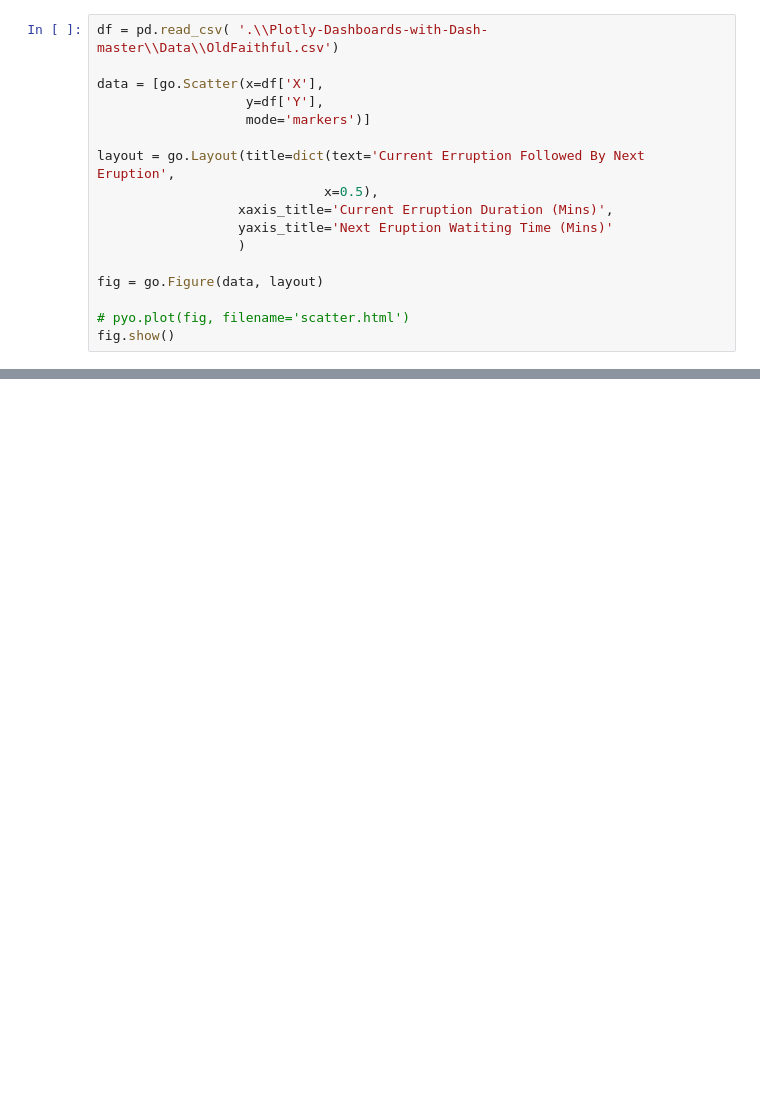
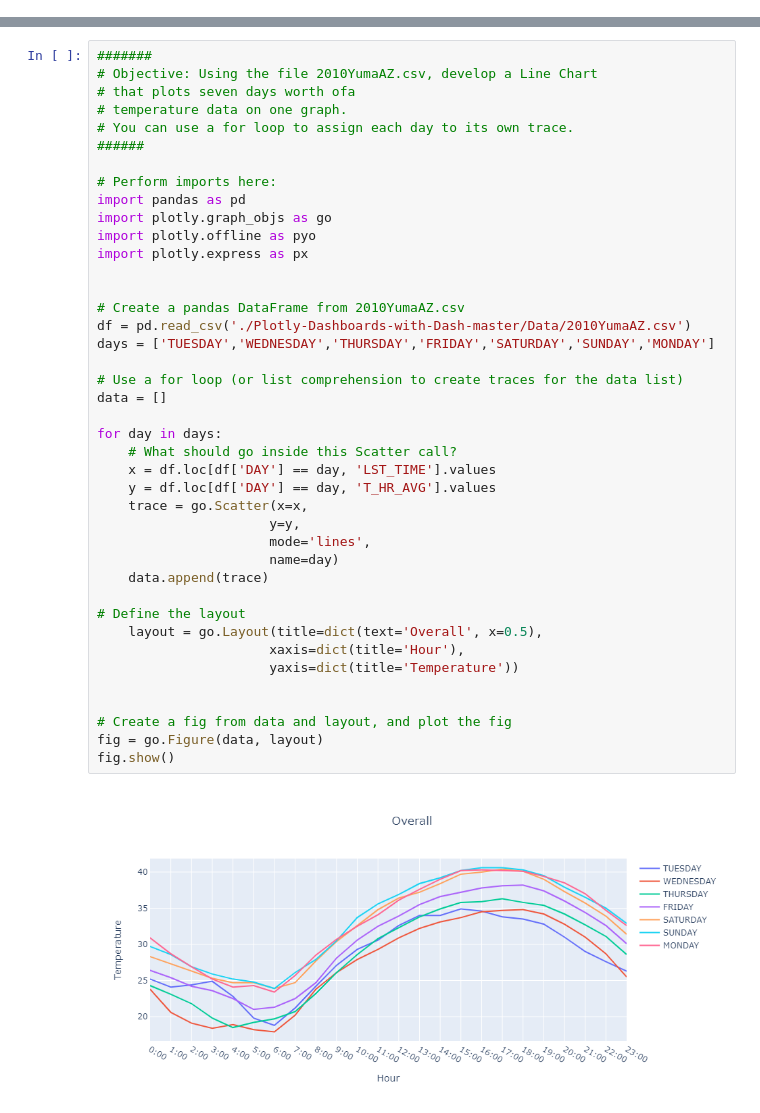
Before and after one commit to Keerthivasan-A/learning, a Jupyter notebook: Dash.ipynb, the cells around one changed output, grey strips where cells are left out. Saved outputs shown, nothing was run; the diff lists cells and outputs as text; blank space fills up the shorter version.

```diff
--- a/Dash.ipynb
+++ b/Dash.ipynb
@@ -28,17 +0,0 @@ plotly.__version__
-# %%
-df = pd.read_csv( '.\\Plotly-Dashboards-with-Dash-master\\Data\\OldFaithful.csv')
-
-data = [go.Scatter(x=df['X'],
-                   y=df['Y'],
-                   mode='markers')]
-
-layout = go.Layout(title=dict(text='Current Erruption Followed By Next Eruption',
-                             x=0.5),
-                  xaxis_title='Current Erruption Duration (Mins)',
-                  yaxis_title='Next Eruption Watiting Time (Mins)'
-                  )
-
-fig = go.Figure(data, layout)
-
-# pyo.plot(fig, filename='scatter.html')
-fig.show()
@@ -47,0 +1,43 @@ fig.show()
+# %%
+#######
+# Objective: Using the file 2010YumaAZ.csv, develop a Line Chart
+# that plots seven days worth ofa
+# temperature data on one graph.
+# You can use a for loop to assign each day to its own trace.
+######
+
+# Perform imports here:
+import pandas as pd
+import plotly.graph_objs as go
+import plotly.offline as pyo
+import plotly.express as px
+
+
+# Create a pandas DataFrame from 2010YumaAZ.csv
+df = pd.read_csv('./Plotly-Dashboards-with-Dash-master/Data/2010YumaAZ.csv')
+days = ['TUESDAY','WEDNESDAY','THURSDAY','FRIDAY','SATURDAY','SUNDAY','MONDAY']
+
+# Use a for loop (or list comprehension to create traces for the data list)
+data = []
+
+for day in days:
+    # What should go inside this Scatter call?
+    x = df.loc[df['DAY'] == day, 'LST_TIME'].values
+    y = df.loc[df['DAY'] == day, 'T_HR_AVG'].values
+    trace = go.Scatter(x=x,
+                      y=y,
+                      mode='lines',
+                      name=day)
+    data.append(trace)
+
+# Define the layout
+    layout = go.Layout(title=dict(text='Overall', x=0.5),
+                      xaxis=dict(title='Hour'),
+                      yaxis=dict(title='Temperature'))
+
+
+# Create a fig from data and layout, and plot the fig
+fig = go.Figure(data, layout)
+fig.show()
+# %% [output]
+[figure, added]
```
Also changed, not shown: parts of 7 cells of this notebook, 4 other files.
